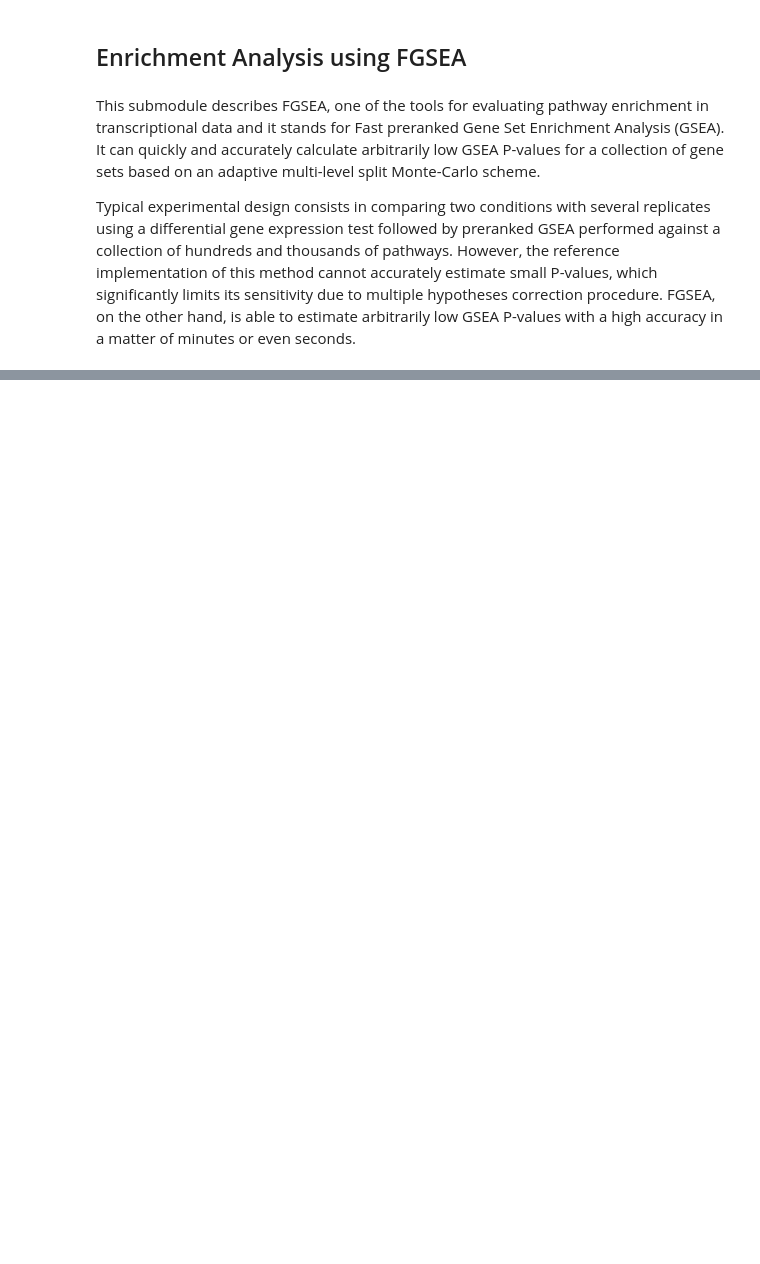
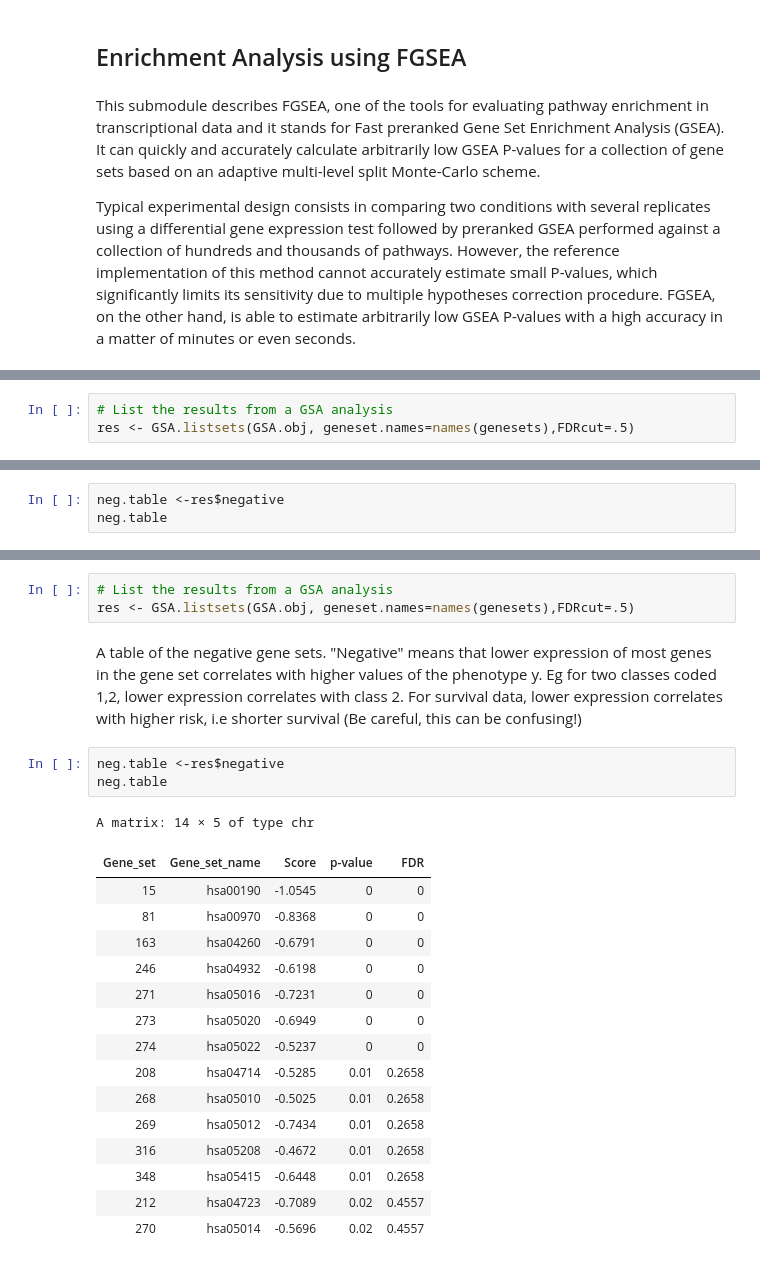
Before and after one commit to tinnlab/NOSI-Google-Cloud-Training, a Jupyter notebook: Module04-Pathway_Analysis.ipynb, the cells around one changed output, grey strips where cells are left out. Cells and saved outputs as stored; diff of their text form; blank space fills up the shorter version.

```diff
--- a/Module04-Pathway_Analysis.ipynb
+++ b/Module04-Pathway_Analysis.ipynb
@@ -595,0 +373,3 @@ GSEA = function(gene_list, pathways, pval) {
+# %%
+# List the results from a GSA analysis
+res <- GSA.listsets(GSA.obj, geneset.names=names(genesets),FDRcut=.5)
@@ -595,0 +378,3 @@ GSEA = function(gene_list, pathways, pval) {
+# %%
+neg.table <-res$negative
+neg.table
@@ -595,0 +411,25 @@ GSEA = function(gene_list, pathways, pval) {
+# %%
+# List the results from a GSA analysis
+res <- GSA.listsets(GSA.obj, geneset.names=names(genesets),FDRcut=.5)
+# %% [markdown]
+A table of the negative gene sets. "Negative" means that lower expression of most genes in the gene set correlates with higher values of the phenotype y. Eg for two classes coded 1,2, lower expression correlates with class 2. For survival data, lower expression correlates with higher risk, i.e shorter survival (Be careful, this can be confusing!)
+# %%
+neg.table <-res$negative
+neg.table
+# %% [output]
+A matrix: 14 × 5 of type chr
+| Gene_set | Gene_set_name | Score | p-value | FDR |
+| 15 | hsa00190 | -1.0545 | 0 | 0 |
+| 81 | hsa00970 | -0.8368 | 0 | 0 |
+| 163 | hsa04260 | -0.6791 | 0 | 0 |
+| 246 | hsa04932 | -0.6198 | 0 | 0 |
+| 271 | hsa05016 | -0.7231 | 0 | 0 |
+| 273 | hsa05020 | -0.6949 | 0 | 0 |
+| 274 | hsa05022 | -0.5237 | 0 | 0 |
+| 208 | hsa04714 | -0.5285 | 0.01 | 0.2658 |
+| 268 | hsa05010 | -0.5025 | 0.01 | 0.2658 |
+| 269 | hsa05012 | -0.7434 | 0.01 | 0.2658 |
+| 316 | hsa05208 | -0.4672 | 0.01 | 0.2658 |
+| 348 | hsa05415 | -0.6448 | 0.01 | 0.2658 |
+| 212 | hsa04723 | -0.7089 | 0.02 | 0.4557 |
+| 270 | hsa05014 | -0.5696 | 0.02 | 0.4557 |
```
Also changed, not shown: parts of 170 cells of this notebook.
